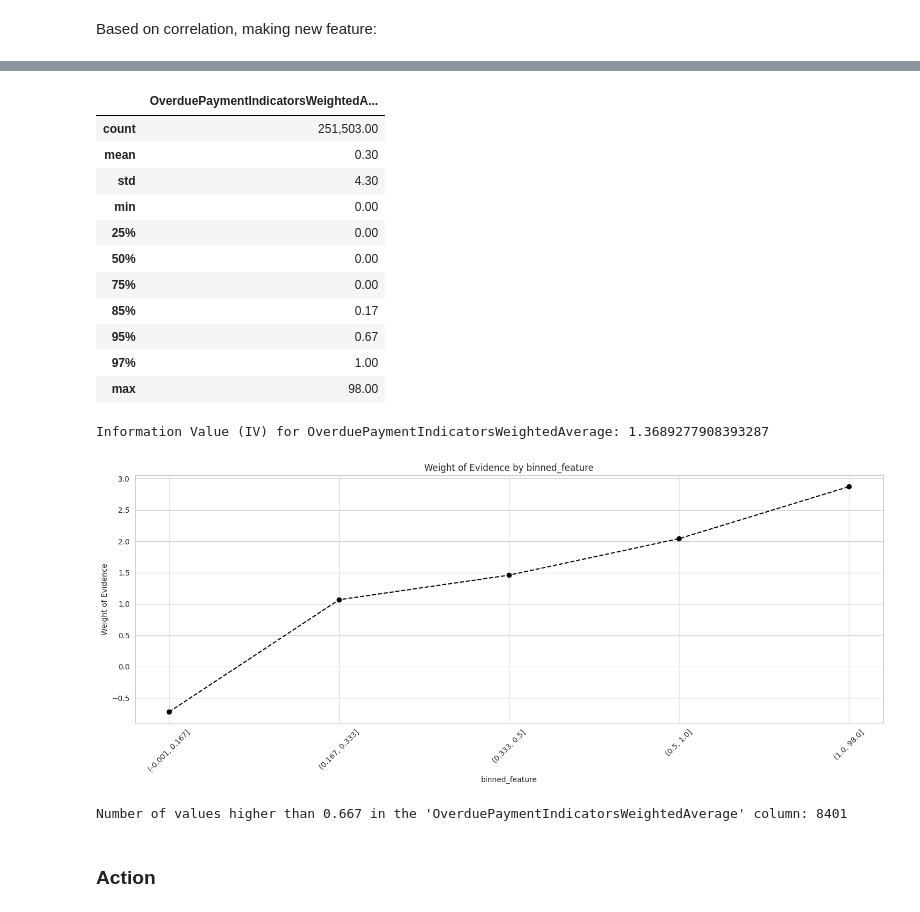
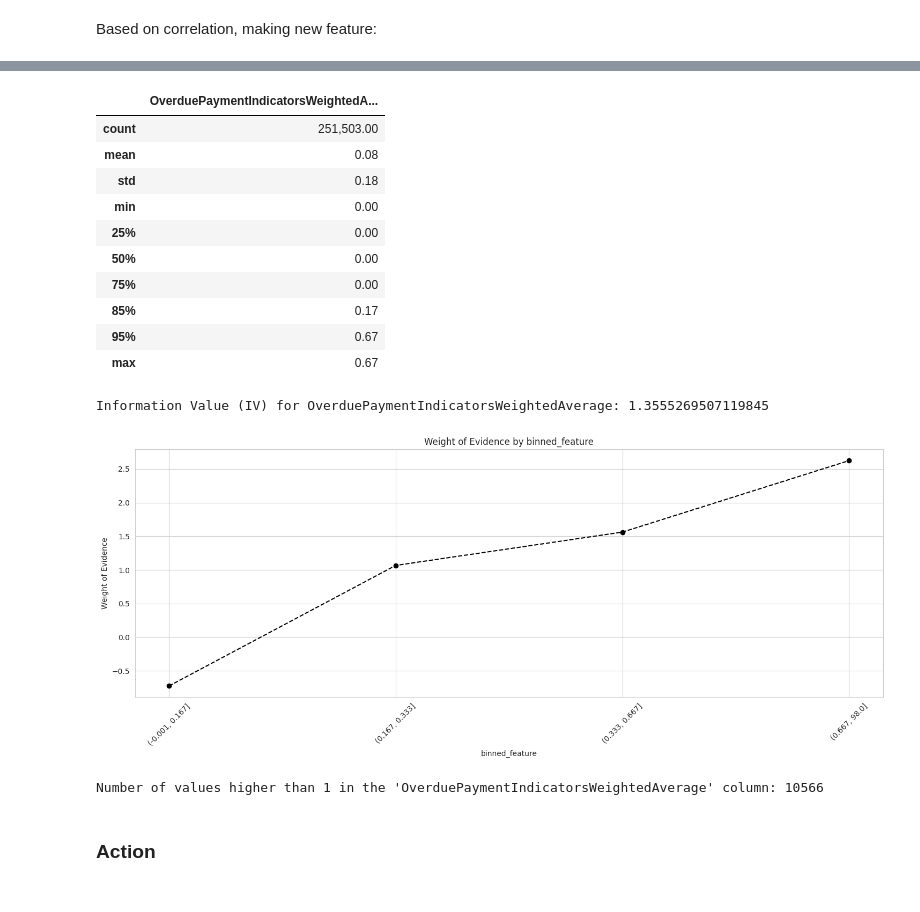
Before and after one commit to Saba-a11/Kaggle_Credit_Score, a Jupyter notebook: CreditModel.ipynb, the cells around one changed output, grey strips where cells are left out. Drawn from its saved outputs; the diff is of its cells as text; code cells hidden in the pictures.

```diff
--- a/CreditModel.ipynb
+++ b/CreditModel.ipynb
@@ -440,10 +430,6 @@ box_plot(combined_data, 'age')
 # %% [markdown]
 Considering age older than 78 to be 78. Because the information value of all ages above 78 years is the same. For the age value of zero, we substitute the median age.
 # %%
-# Age older than 78
-upper_bound = 78
-combined_data.loc[combined_data['age'] > upper_bound, 'age'] = upper_bound
-
 # Impute age=0 with the median age
 median_age = combined_data['age'].median()
 combined_data['age'] = combined_data['age'].replace(0, median_age)
@@ -542,30 +532,29 @@ combined_data['OverduePaymentIndicatorsWeightedAverage'] = (
 # %%
-combined_data[['OverduePaymentIndicatorsWeightedAverage']].describe([0.25, 0.5, 0.75, 0.85, 0.95, 0.97])
+combined_data[['OverduePaymentIndicatorsWeightedAverage']].describe([0.25, 0.5, 0.75, 0.85, 0.95])
 # %% [output]
 |  | OverduePaymentIndicatorsWeightedA... |
 | count | 251,503.00 |
-| mean | 0.30 |
-| std | 4.30 |
+| mean | 0.08 |
+| std | 0.18 |
 | min | 0.00 |
 | 25% | 0.00 |
 | 50% | 0.00 |
 | 75% | 0.00 |
 | 85% | 0.17 |
 | 95% | 0.67 |
-| 97% | 1.00 |
-| max | 98.00 |
+| max | 0.67 |
 # %%
-woe_iv_result = calculate_woe_iv(combined_data, 'SeriousDlqin2yrs', 'OverduePaymentIndicatorsWeightedAverage', bins=30)
+woe_iv_result = calculate_woe_iv(combined_data, 'SeriousDlqin2yrs', 'OverduePaymentIndicatorsWeightedAverage', bins=20)
 plot_woe(woe_iv_result, 45)
 # %% [output]
-Information Value (IV) for OverduePaymentIndicatorsWeightedAverage: 1.3689277908393287
+Information Value (IV) for OverduePaymentIndicatorsWeightedAverage: 1.3555269507119845
-[figure, old version]
+[figure, new version]
 # %%
-high_feature_count = (combined_data['OverduePaymentIndicatorsWeightedAverage'] >= 1).sum()
+high_feature_count = (combined_data['OverduePaymentIndicatorsWeightedAverage'] >= 0.667).sum()
 
-print(f"Number of values higher than 0.667 in the 'OverduePaymentIndicatorsWeightedAverage' column: {high_feature_count}")
+print(f"Number of values higher than 1 in the 'OverduePaymentIndicatorsWeightedAverage' column: {high_feature_count}")
 # %% [output]
-Number of values higher than 0.667 in the 'OverduePaymentIndicatorsWeightedAverage' column: 8401
+Number of values higher than 1 in the 'OverduePaymentIndicatorsWeightedAverage' column: 10566
 # %% [markdown]
 ### Action
 # %%
```
Also changed, not shown: parts of 44 cells of this notebook.
